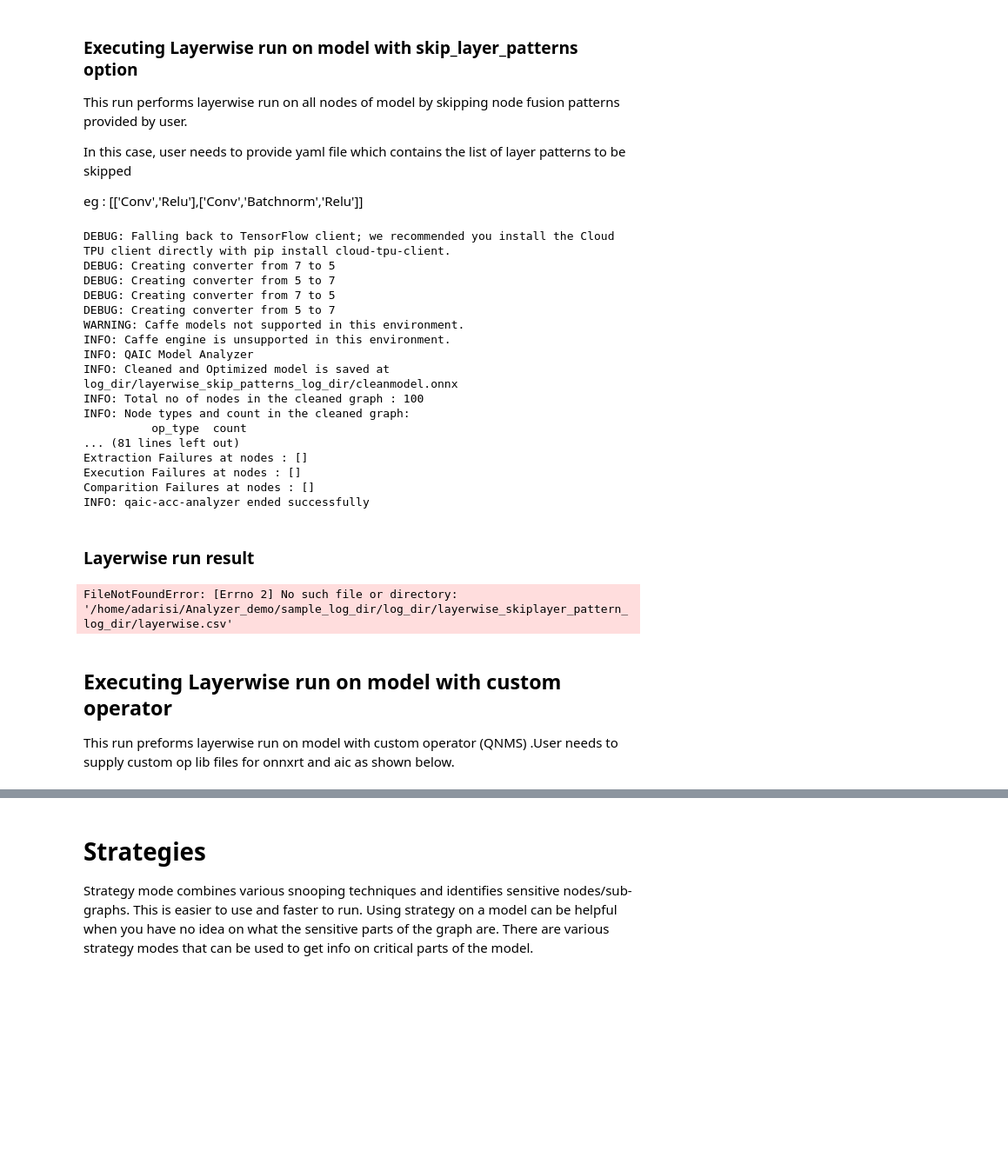
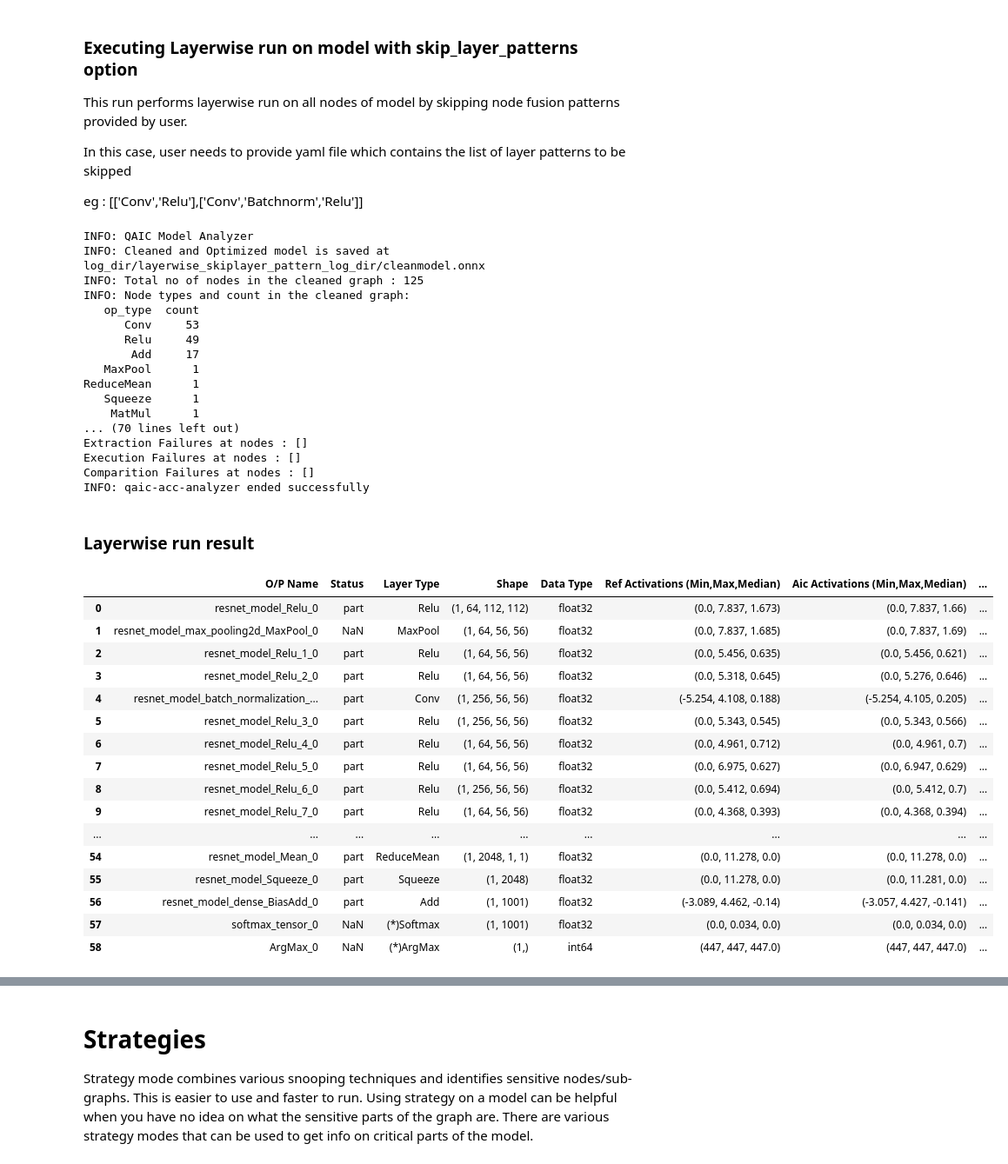
Before and after one commit to quic/cloud-ai-sdk, a Jupyter notebook: tutorials/Computer-Vision/Accuracy-Analyzer-Intermediate/Accuracy Analyzer.ipynb, the cells around one changed output, grey strips where cells are left out. Shown at 87% size. Saved outputs shown, nothing was run; the diff lists cells and outputs as text; code cells hidden in the pictures; blank space fills up the shorter version.

```diff
--- a/tutorials/Computer-Vision/Accuracy-Analyzer-Intermediate/Accuracy Analyzer.ipynb
+++ b/tutorials/Computer-Vision/Accuracy-Analyzer-Intermediate/Accuracy Analyzer.ipynb
@@ -701,22 +703,22 @@ eg : [['Conv','Relu'],['Conv','Batchnorm','Relu']]
                 -work-dir 'log_dir/layerwise_skiplayer_pattern_log_dir' \
                 -skip-initial-run \
                 -precision int8 \
-                -skip-layer-patterns 'mobilenet/patterns.yaml' \
+                -skip-layer-patterns 'Resnet50/patterns.yaml' \
                 -device-id {device_id}
 # %% [output]
-DEBUG: Falling back to TensorFlow client; we recommended you install the Cloud TPU client directly with pip install cloud-tpu-client.
-DEBUG: Creating converter from 7 to 5
-DEBUG: Creating converter from 5 to 7
-DEBUG: Creating converter from 7 to 5
-DEBUG: Creating converter from 5 to 7
-WARNING: Caffe models not supported in this environment.
-INFO: Caffe engine is unsupported in this environment.
 INFO: QAIC Model Analyzer
-INFO: Cleaned and Optimized model is saved at log_dir/layerwise_skip_patterns_log_dir/cleanmodel.onnx
-INFO: Total no of nodes in the cleaned graph : 100
+INFO: Cleaned and Optimized model is saved at log_dir/layerwise_skiplayer_pattern_log_dir/cleanmodel.onnx
+INFO: Total no of nodes in the cleaned graph : 125
 INFO: Node types and count in the cleaned graph:
-          op_type  count
-... (81 lines left out)
+   op_type  count
+      Conv     53
+      Relu     49
+       Add     17
+   MaxPool      1
+ReduceMean      1
+   Squeeze      1
+    MatMul      1
+... (70 lines left out)
 Extraction Failures at nodes : []
 Execution Failures at nodes : []
 Comparition Failures at nodes : []
@@ -724,13 +726,24 @@ INFO: qaic-acc-analyzer ended successfully
 # %% [markdown]
 ### Layerwise run result
 # %%
-csv_path = os.path.join(cwd , 'sample_log_dir/log_dir/layerwise_skiplayer_pattern_log_dir/layerwise.csv')
+csv_path = os.path.join(cwd , 'log_dir/layerwise_skiplayer_pattern_log_dir/layerwise.csv')
 df=pd.read_csv(csv_path)
 df
 # %% [output]
-FileNotFoundError: [Errno 2] No such file or directory: '/home/adarisi/Analyzer_demo/sample_log_dir/log_dir/layerwise_skiplayer_pattern_log_dir/layerwise.csv'
+|  | O/P Name | Status | Layer Type | Shape | Data Type | Ref Activations (Min,Max,Median) | Aic Activations (Min,Max,Median) | ... |
+| 0 | resnet_model_Relu_0 | part | Relu | (1, 64, 112, 112) | float32 | (0.0, 7.837, 1.673) | (0.0, 7.837, 1.66) | ... |
+| 1 | resnet_model_max_pooling2d_MaxPool_0 | NaN | MaxPool | (1, 64, 56, 56) | float32 | (0.0, 7.837, 1.685) | (0.0, 7.837, 1.69) | ... |
+| 2 | resnet_model_Relu_1_0 | part | Relu | (1, 64, 56, 56) | float32 | (0.0, 5.456, 0.635) | (0.0, 5.456, 0.621) | ... |
+| 3 | resnet_model_Relu_2_0 | part | Relu | (1, 64, 56, 56) | float32 | (0.0, 5.318, 0.645) | (0.0, 5.276, 0.646) | ... |
+| 4 | resnet_model_batch_normalization_... | part | Conv | (1, 256, 56, 56) | float32 | (-5.254, 4.108, 0.188) | (-5.254, 4.105, 0.205) | ... |
+| 5 | resnet_model_Relu_3_0 | part | Relu | (1, 256, 56, 56) | float32 | (0.0, 5.343, 0.545) | (0.0, 5.343, 0.566) | ... |
+| 6 | resnet_model_Relu_4_0 | part | Relu | (1, 64, 56, 56) | float32 | (0.0, 4.961, 0.712) | (0.0, 4.961, 0.7) | ... |
+| 7 | resnet_model_Relu_5_0 | part | Relu | (1, 64, 56, 56) | float32 | (0.0, 6.975, 0.627) | (0.0, 6.947, 0.629) | ... |
+| 8 | resnet_model_Relu_6_0 | part | Relu | (1, 256, 56, 56) | float32 | (0.0, 5.412, 0.694) | (0.0, 5.412, 0.7) | ... |
+| 9 | resnet_model_Relu_7_0 | part | Relu | (1, 64, 56, 56) | float32 | (0.0, 4.368, 0.393) | (0.0, 4.368, 0.394) | ... |
+| ... | ... | ... | ... | ... | ... | ... | ... | ... |
+| 54 | resnet_model_Mean_0 | part | ReduceMean | (1, 2048, 1, 1) | float32 | (0.0, 11.278, 0.0) | (0.0, 11.278, 0.0) | ... |
+| 55 | resnet_model_Squeeze_0 | part | Squeeze | (1, 2048) | float32 | (0.0, 11.278, 0.0) | (0.0, 11.281, 0.0) | ... |
+| 56 | resnet_model_dense_BiasAdd_0 | part | Add | (1, 1001) | float32 | (-3.089, 4.462, -0.14) | (-3.057, 4.427, -0.141) | ... |
+| 57 | softmax_tensor_0 | NaN | (*)Softmax | (1, 1001) | float32 | (0.0, 0.034, 0.0) | (0.0, 0.034, 0.0) | ... |
+| 58 | ArgMax_0 | NaN | (*)ArgMax | (1,) | int64 | (447, 447, 447.0) | (447, 447, 447.0) | ... |
-# %% [markdown]
-## Executing Layerwise run on model with custom operator
-
-This run preforms layerwise run on model with custom operator (QNMS) .User needs to supply custom op lib files for onnxrt and aic
-as shown below.
```
Also changed, not shown: parts of 22 cells of this notebook.
